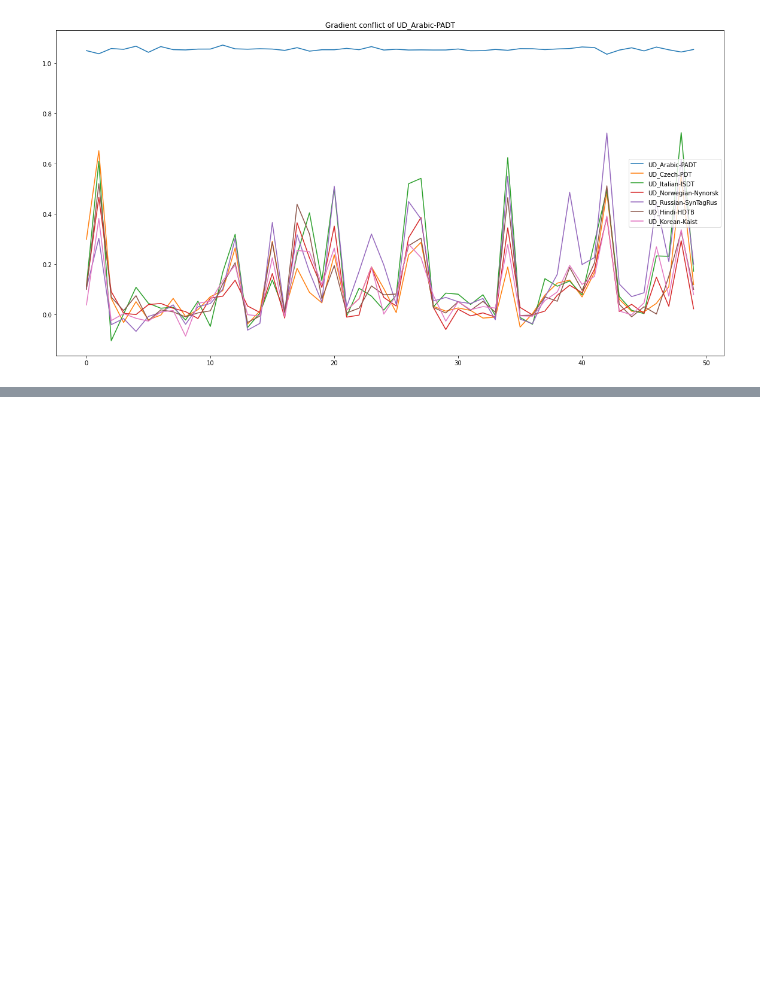
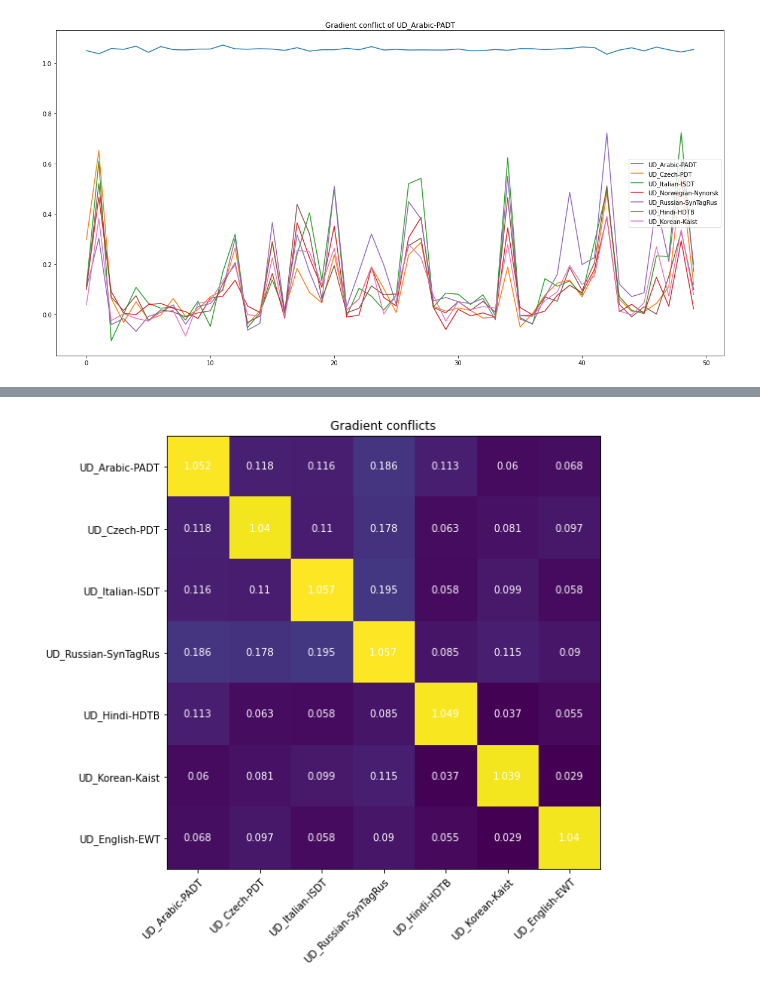
Before and after one commit to YeskendirK/Negative-Interference-UD, a Jupyter notebook: visualize.ipynb, the cells around one changed output, grey strips where cells are left out. Drawn from its saved outputs; the diff is of its cells as text; code cells hidden in the pictures; blank space fills up the shorter version.

Commit message:
Add korean config

```diff
--- a/visualize.ipynb
+++ b/visualize.ipynb
@@ -5,8 +5,15 @@ import seaborn as sns
 from collections import defaultdict
 # %%
 grad_filename = 'cos_matrices/allGrads_english_7_meta_episode_upd20_pretrainenglish_pretrained_suppSize20_acc_modemean_cos_mat500.npy'
+
+hindi_grad_filename = 'cos_matrices/hindipretrain499.npy'
+
+
+nor_grad_filename = 'cos_matrices/allGrads_norwegian_7_June1_episode_upd20_pretrainnorwegian_7_suppSize20_acc_modemean_cos_mat500.npy'
 # %%
 data = np.load(grad_filename)
+hindi_data = np.load(hindi_grad_filename)
+nor_data = np.load(nor_grad_filename)
 # %%
 
 
@@ -19,6 +26,26 @@ train_languages = [
     "UD_Hindi-HDTB",
     "UD_Korean-Kaist",
 ]
+
+hindi_train_languages = [
+    "UD_Arabic-PADT",
+    "UD_Czech-PDT",
+    "UD_Italian-ISDT",
+    "UD_Norwegian-Nynorsk",
+    "UD_Russian-SynTagRus",
+    "UD_Korean-Kaist",
+    "UD_English-EWT"
+]
+
+nor_train_languages = [
+    "UD_Arabic-PADT",
+    "UD_Czech-PDT",
+    "UD_Italian-ISDT",
+    "UD_Russian-SynTagRus",
+    "UD_Hindi-HDTB",
+    "UD_Korean-Kaist",
+    "UD_English-EWT"
+]
 # %%
 plt.imshow(data[-1], cmap='hot', interpolation='nearest')
 plt.show()
@@ -27,11 +54,11 @@ plt.show()
 # %%
-def visualize_grad_conflict(grad_conflicts, save_name=None):
+def visualize_grad_conflict(grad_conflicts, train_langs = train_languages, save_name=None):
     fig, ax = plt.subplots(figsize=(8,8))
 #     im = ax.imshow(grad_conflicts, cmap='hot', interpolation='nearest')
     im = ax.imshow(grad_conflicts)
 
-    ax.set_xticks(np.arange(len(train_languages)), labels=train_languages)
-    ax.set_yticks(np.arange(len(train_languages)), labels=train_languages)
+    ax.set_xticks(np.arange(len(train_languages)), labels=train_langs)
+    ax.set_yticks(np.arange(len(train_languages)), labels=train_langs)
 
     # Rotate the tick labels and set their alignment.
     plt.setp(ax.get_xticklabels(), rotation=45, ha="right",
@@ -94,0 +226,4 @@ visualize_lang_pair(data, "UD_Arabic-PADT")#, save_name='Norwegian_vs_others.png
+# %%
+visualize_grad_conflict(nor_data[-1], train_langs=nor_train_languages)#, 'wrong_model_grad_conflicts.png')
+# %% [output]
+[figure, added]
```
Also changed, not shown: parts of 13 cells of this notebook, 2 other files.
